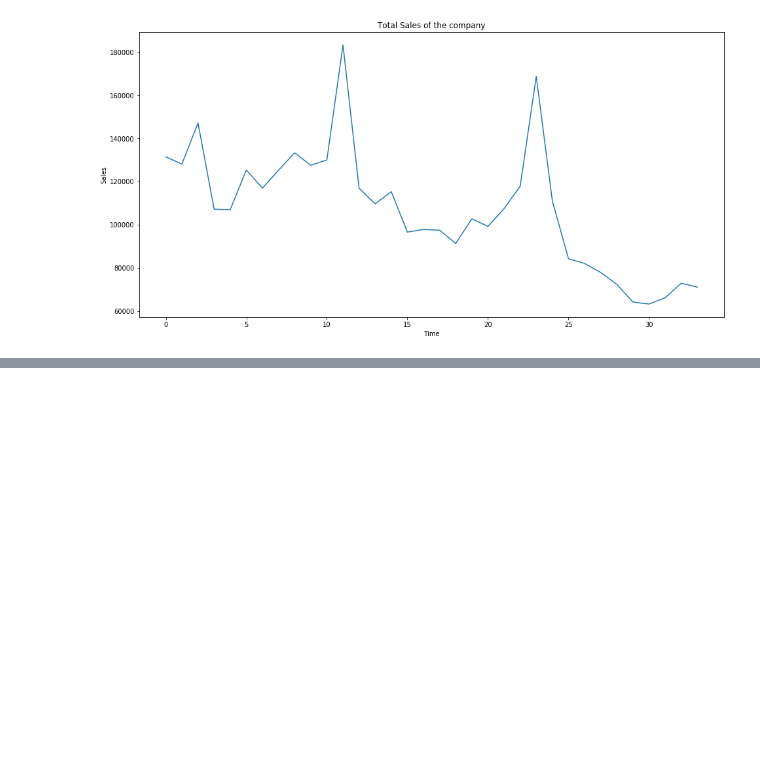
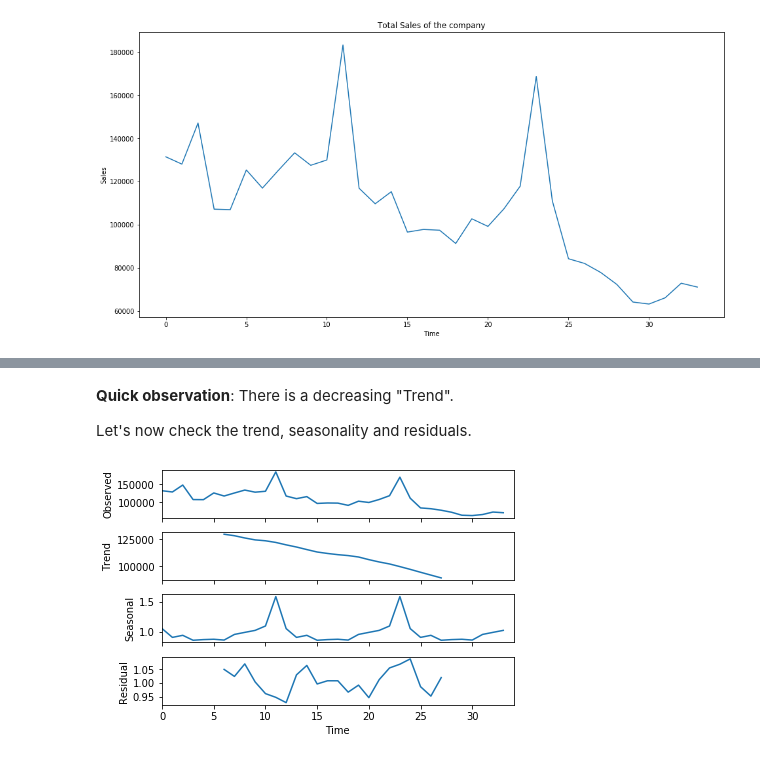
Before and after one commit to Azurelle/Predict-Future-Sales-1, a Jupyter notebook: notebooks/data_visualization.ipynb, the cells around one changed output, grey strips where cells are left out. Cells and saved outputs as stored; diff of their text form; code cells hidden in the pictures; blank space fills up the shorter version.

```diff
--- a/notebooks/data_visualization.ipynb
+++ b/notebooks/data_visualization.ipynb
@@ -96,0 +109,12 @@ As expected, the last months of the year represent the period with the highest n
+# %% [markdown]
+**Quick observation**: There is a decreasing "Trend".
+
+Let's now check the trend, seasonality and residuals.
+# %%
+import statsmodels.api as sm
+
+res = sm.tsa.seasonal_decompose(ts.values,freq=12,model="multiplicative")
+
+fig = res.plot()
+# %% [output]
+[figure, added]
```
Also changed, not shown: parts of 5 cells of this notebook.
